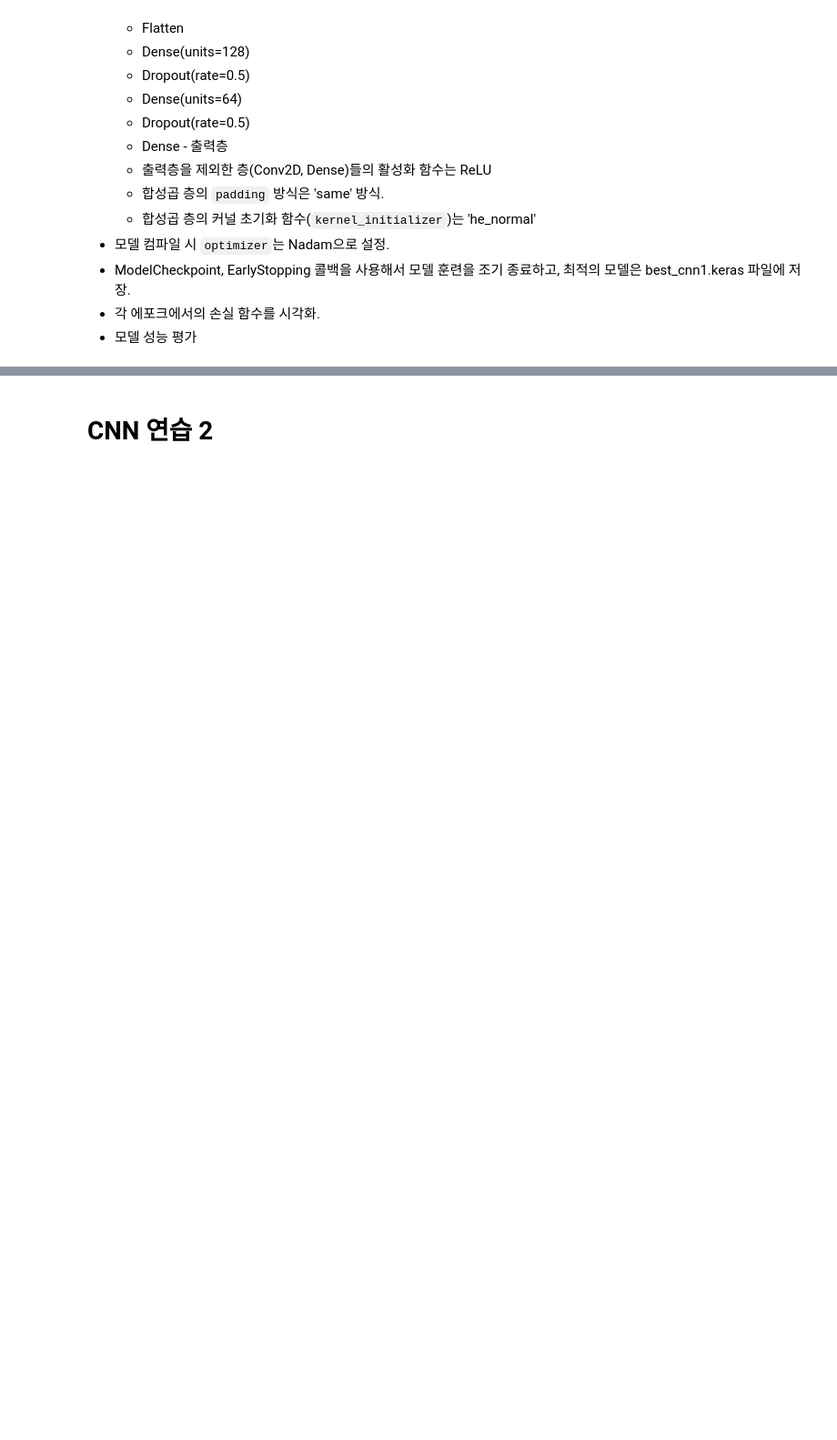
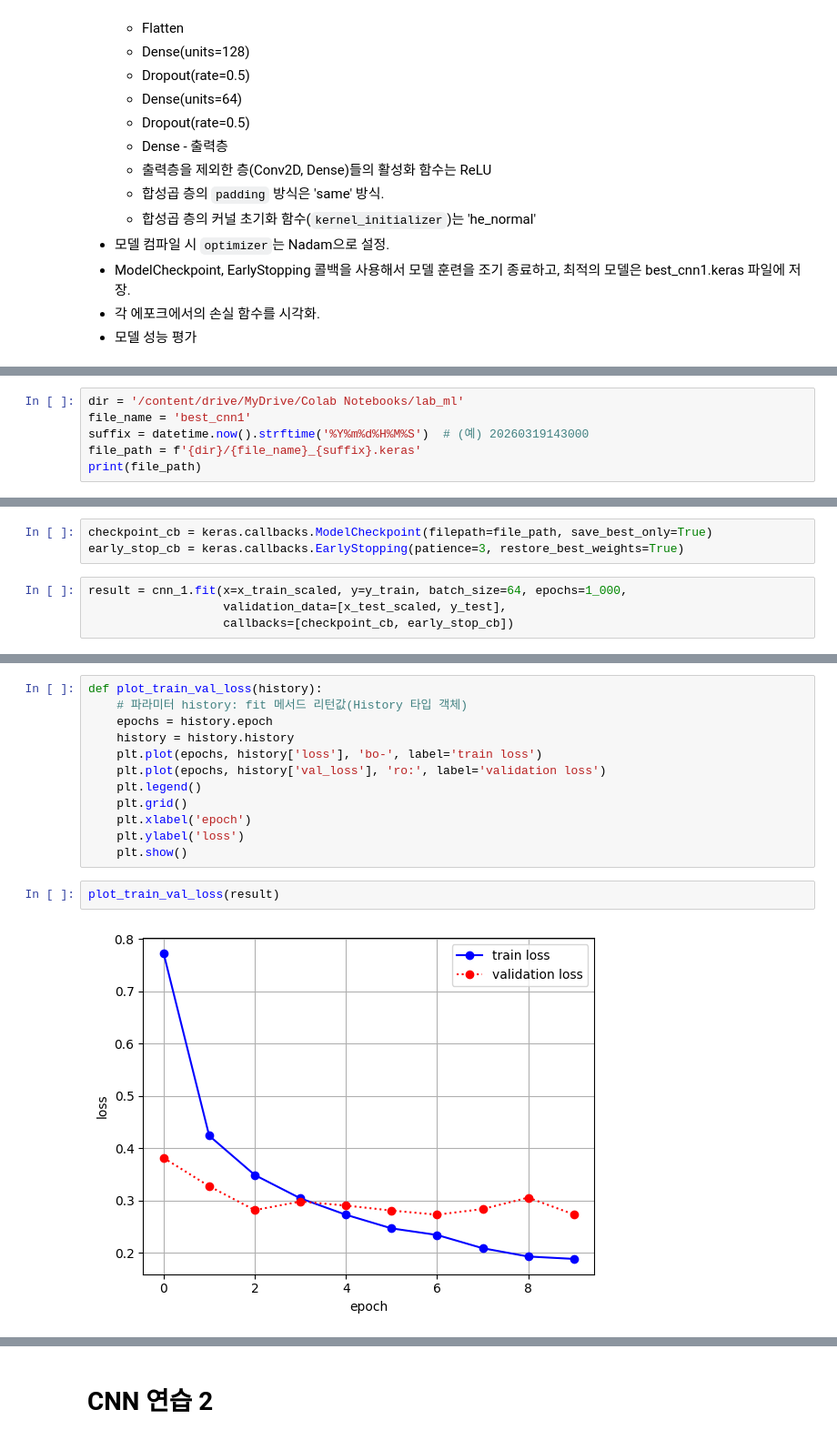
Before and after one commit to JakeOh/202605_BD57, a Jupyter notebook: lab_ml/ml19_cnn_exercises.ipynb, the cells around one changed output, grey strips where cells are left out. Shown at 91% size. Drawn from its saved outputs; the diff is of its cells as text; blank space fills up the shorter version.

```diff
--- a/lab_ml/ml19_cnn_exercises.ipynb
+++ b/lab_ml/ml19_cnn_exercises.ipynb
@@ -52,0 +157,6 @@ import tensorflow as tf
+# %%
+dir = '/content/drive/MyDrive/Colab Notebooks/lab_ml'
+file_name = 'best_cnn1'
+suffix = datetime.now().strftime('%Y%m%d%H%M%S')  # (예) 20260319143000
+file_path = f'{dir}/{file_name}_{suffix}.keras'
+print(file_path)
@@ -52,0 +165,7 @@ import tensorflow as tf
+# %%
+checkpoint_cb = keras.callbacks.ModelCheckpoint(filepath=file_path, save_best_only=True)
+early_stop_cb = keras.callbacks.EarlyStopping(patience=3, restore_best_weights=True)
+# %%
+result = cnn_1.fit(x=x_train_scaled, y=y_train, batch_size=64, epochs=1_000,
+                   validation_data=[x_test_scaled, y_test],
+                   callbacks=[checkpoint_cb, early_stop_cb])
@@ -52,0 +193,16 @@ import tensorflow as tf
+# %%
+def plot_train_val_loss(history):
+    # 파라미터 history: fit 메서드 리턴값(History 타입 객체)
+    epochs = history.epoch
+    history = history.history
+    plt.plot(epochs, history['loss'], 'bo-', label='train loss')
+    plt.plot(epochs, history['val_loss'], 'ro:', label='validation loss')
+    plt.legend()
+    plt.grid()
+    plt.xlabel('epoch')
+    plt.ylabel('loss')
+    plt.show()
+# %%
+plot_train_val_loss(result)
+# %% [output]
+[figure, added]
```
Also changed, not shown: parts of 40 cells of this notebook.
